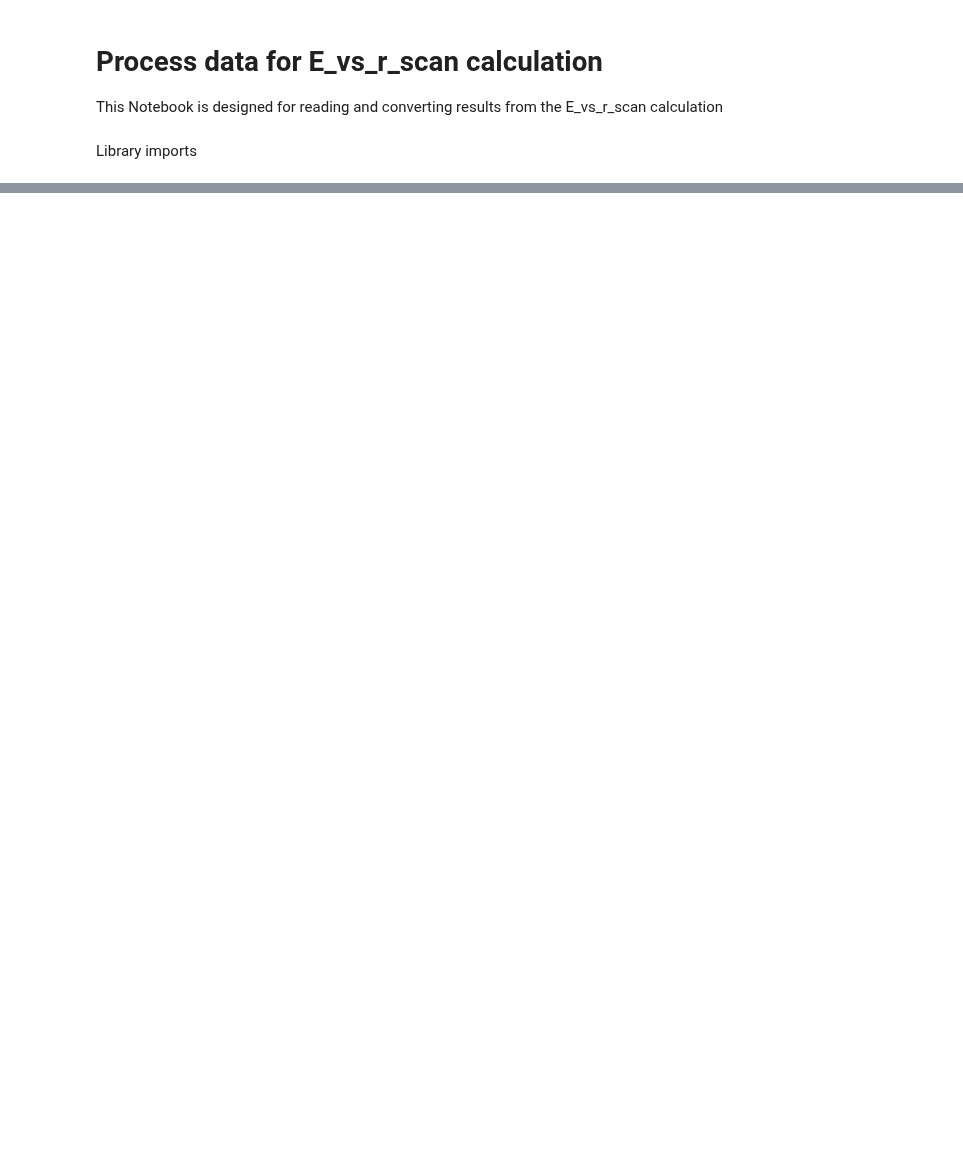
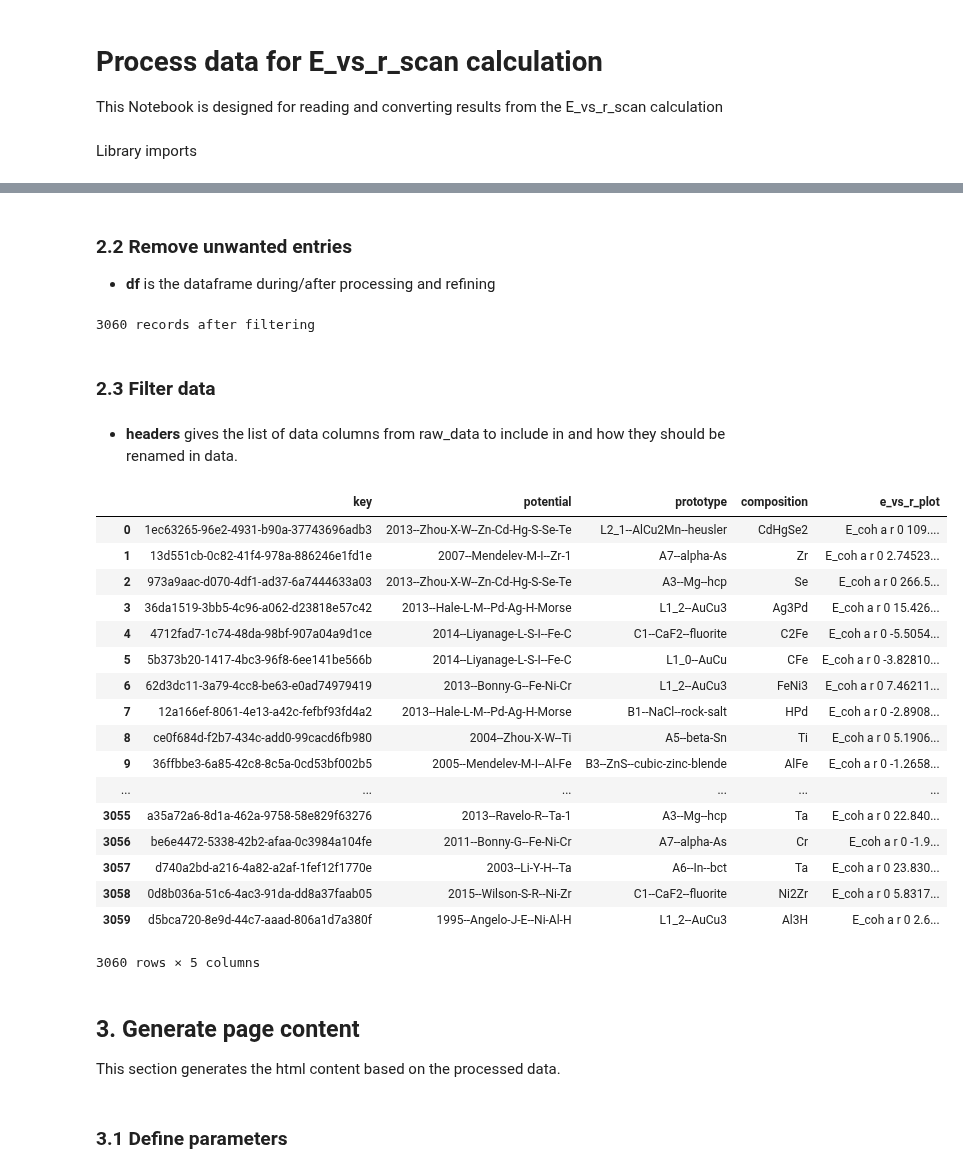
Before and after one commit to lmhale99/iprPy, a Jupyter notebook: website-generation/E_vs_r_scan.ipynb, the cells around one changed output, grey strips where cells are left out. Drawn from its saved outputs; the diff is of its cells as text; code cells hidden in the pictures; blank space fills up the shorter version.

```diff
--- a/website-generation/E_vs_r_scan.ipynb
+++ b/website-generation/E_vs_r_scan.ipynb
@@ -651,0 +141,5 @@ for potential in np.unique(data.potential):
+# %%
+counts = {}
+for i, prototype in proto_df.iterrows():
+    model = DM(dbase.get_record(name=prototype.id).content)
+    counts[prototype.id] = np.unique(model.finds('component'), return_counts=True)[1]
@@ -651,0 +180,73 @@ for potential in np.unique(data.potential):
+# %%
+compositions = []
+for i, calc in raw_df.iterrows():
+    compositions.append(comp_refine(calc.symbols, counts[calc.prototype]))
+raw_df = raw_df.assign(composition=compositions)
+# %% [markdown]
+### 2.2 Remove unwanted entries
+
+- __df__ is the dataframe during/after processing and refining
+# %%
+#Ignore unfinished or error calculations
+df = raw_df[pd.isnull(raw_df.status)]
+
+#Ignore any that don't use the standard run parameters
+df = df[np.isclose(df.minimum_r, 2.0) & np.isclose(df.maximum_r, 6.0) & (df.number_of_steps_r == 200)]
+
+#Ignore false compounds (ones where number of unique symbols != number of symbols)
+df = df[df.symbols.apply(lambda x: len(np.unique(x))) == df.symbols.apply(lambda x: len(x))]
+
+#Ignore duplicate compounds
+ignore = set()
+for i in xrange(len(df)):
+    trunc = df.iloc[i+1:]
+    matches = trunc.calc_key[(trunc.potential_id == df.iloc[i].potential_id) &
+                             (trunc.prototype ==    df.iloc[i].prototype) &
+                             (trunc.composition ==  df.iloc[i].composition) ].tolist()
+    ignore = ignore.union(matches)
+df = df[~df.calc_key.isin(ignore)]
+
+df.reset_index(drop=True, inplace=True)
+print(str(len(df)) + ' records after filtering')
+# %% [output]
+3060 records after filtering
+# %% [markdown]
+### 2.3 Filter data
+# %% [markdown]
+- __headers__ gives the list of data columns from raw_data to include in and how they should be renamed in data.
+# %%
+#                        raw names       new names
+headers = OrderedDict([ ('calc_key',     'key'        ),
+                        ('potential_id', 'potential'  ),
+                        ('prototype',    'prototype'  ),
+                        ('composition',  'composition'),
+                        ('e_vs_r_plot',  'e_vs_r_plot')])
+
+df = pd.DataFrame(df, columns=headers.keys())
+df.rename(columns=headers, inplace=True)
+df
+# %% [output]
+|  | key | potential | prototype | composition | e_vs_r_plot |
+| 0 | 1ec63265-96e2-4931-b90a-37743696adb3 | 2013--Zhou-X-W--Zn-Cd-Hg-S-Se-Te | L2_1--AlCu2Mn--heusler | CdHgSe2 | E_coh a r 0 109.... |
+| 1 | 13d551cb-0c82-41f4-978a-886246e1fd1e | 2007--Mendelev-M-I--Zr-1 | A7--alpha-As | Zr | E_coh a r 0 2.74523... |
+| 2 | 973a9aac-d070-4df1-ad37-6a7444633a03 | 2013--Zhou-X-W--Zn-Cd-Hg-S-Se-Te | A3--Mg--hcp | Se | E_coh a r 0 266.5... |
+| 3 | 36da1519-3bb5-4c96-a062-d23818e57c42 | 2013--Hale-L-M--Pd-Ag-H-Morse | L1_2--AuCu3 | Ag3Pd | E_coh a r 0 15.426... |
+| 4 | 4712fad7-1c74-48da-98bf-907a04a9d1ce | 2014--Liyanage-L-S-I--Fe-C | C1--CaF2--fluorite | C2Fe | E_coh a r 0 -5.5054... |
+| 5 | 5b373b20-1417-4bc3-96f8-6ee141be566b | 2014--Liyanage-L-S-I--Fe-C | L1_0--AuCu | CFe | E_coh a r 0 -3.82810... |
+| 6 | 62d3dc11-3a79-4cc8-be63-e0ad74979419 | 2013--Bonny-G--Fe-Ni-Cr | L1_2--AuCu3 | FeNi3 | E_coh a r 0 7.46211... |
+| 7 | 12a166ef-8061-4e13-a42c-fefbf93fd4a2 | 2013--Hale-L-M--Pd-Ag-H-Morse | B1--NaCl--rock-salt | HPd | E_coh a r 0 -2.8908... |
+| 8 | ce0f684d-f2b7-434c-add0-99cacd6fb980 | 2004--Zhou-X-W--Ti | A5--beta-Sn | Ti | E_coh a r 0 5.1906... |
+| 9 | 36ffbbe3-6a85-42c8-8c5a-0cd53bf002b5 | 2005--Mendelev-M-I--Al-Fe | B3--ZnS--cubic-zinc-blende | AlFe | E_coh a r 0 -1.2658... |
+| ... | ... | ... | ... | ... | ... |
+| 3055 | a35a72a6-8d1a-462a-9758-58e829f63276 | 2013--Ravelo-R--Ta-1 | A3--Mg--hcp | Ta | E_coh a r 0 22.840... |
+| 3056 | be6e4472-5338-42b2-afaa-0c3984a104fe | 2011--Bonny-G--Fe-Ni-Cr | A7--alpha-As | Cr | E_coh a r 0 -1.9... |
+| 3057 | d740a2bd-a216-4a82-a2af-1fef12f1770e | 2003--Li-Y-H--Ta | A6--In--bct | Ta | E_coh a r 0 23.830... |
+| 3058 | 0d8b036a-51c6-4ac3-91da-dd8a37faab05 | 2015--Wilson-S-R--Ni-Zr | C1--CaF2--fluorite | Ni2Zr | E_coh a r 0 5.8317... |
+| 3059 | d5bca720-8e9d-44c7-aaad-806a1d7a380f | 1995--Angelo-J-E--Ni-Al-H | L1_2--AuCu3 | Al3H | E_coh a r 0 2.6... |
+3060 rows × 5 columns
+# %% [markdown]
+## 3. Generate page content
+
+This section generates the html content based on the processed data.
+# %% [markdown]
+### 3.1 Define parameters
```
Also changed, not shown: parts of 97 cells of this notebook, 4 other files.
